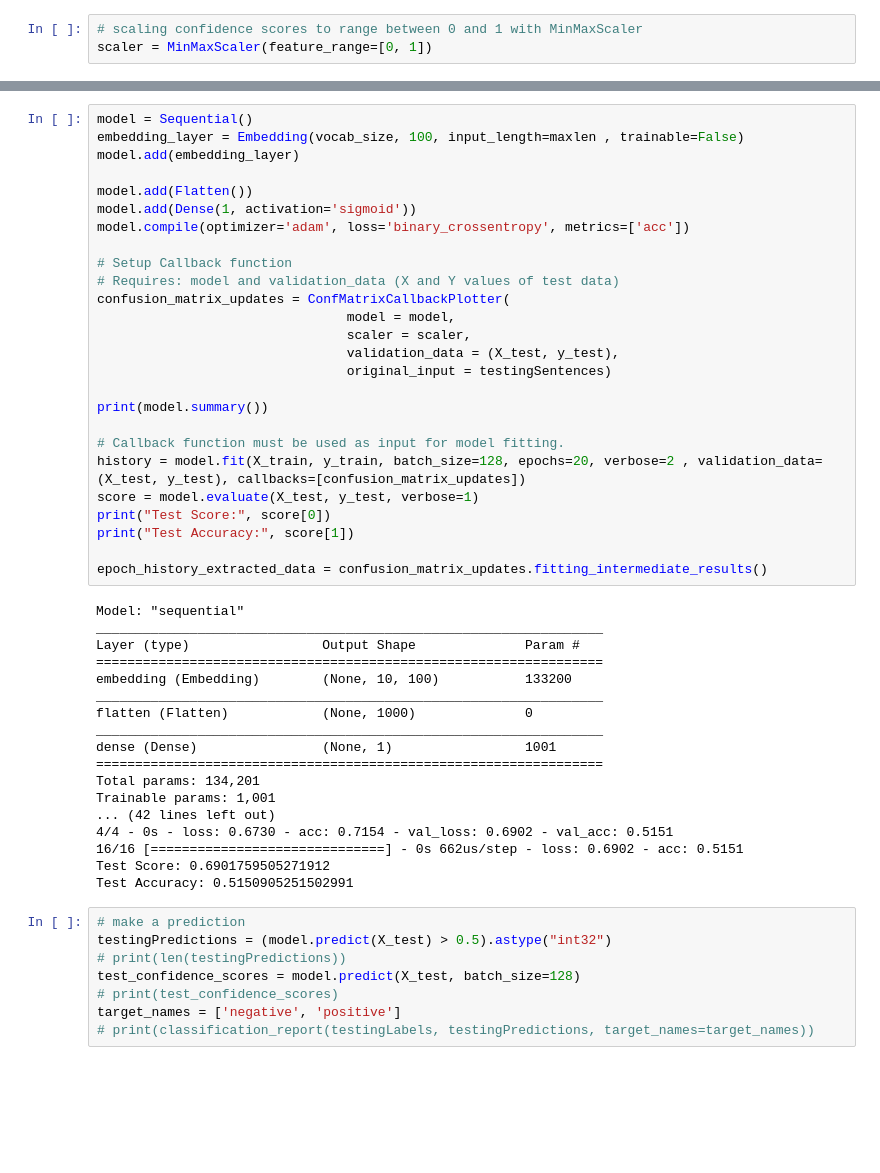
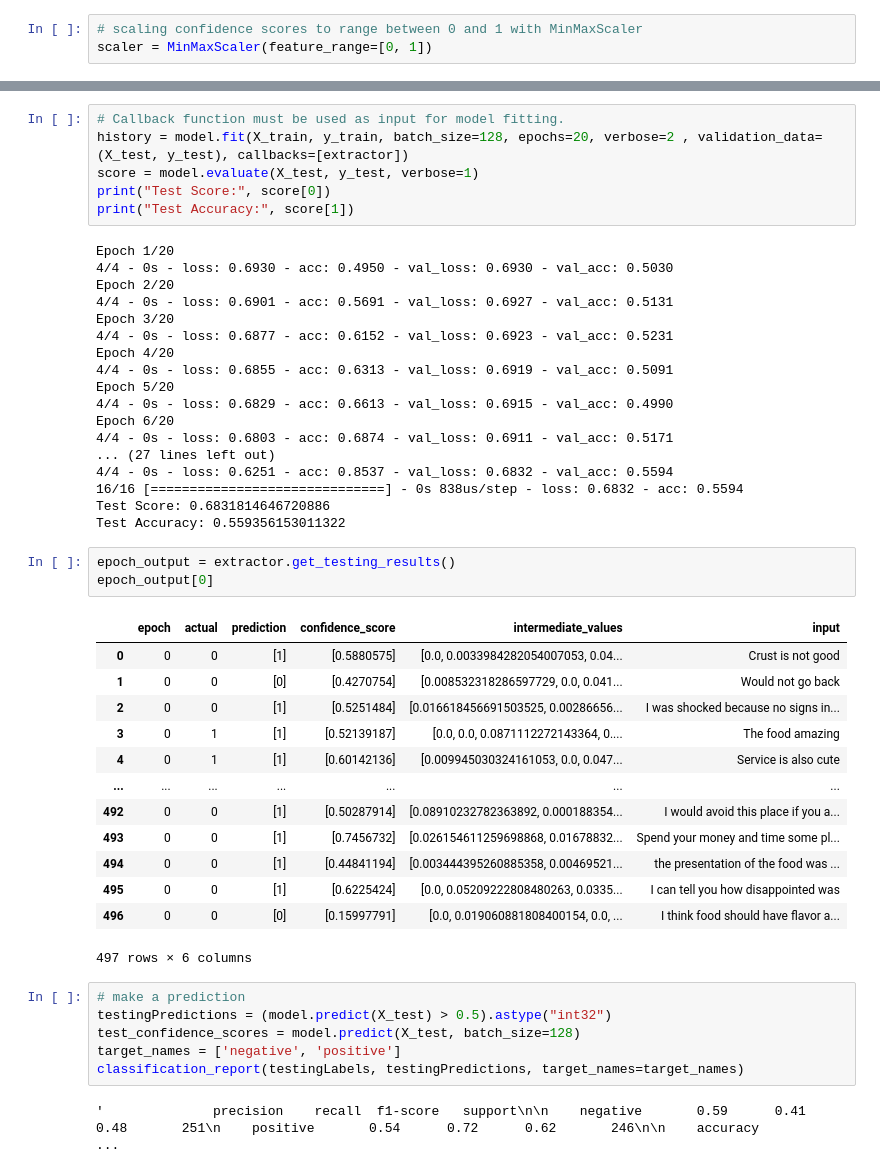
Before and after one commit to laurajjiang/capstone_ai_education, a Jupyter notebook: notebooks/Text_Classification_simple_nn.ipynb, the cells around one changed output, grey strips where cells are left out. Saved outputs shown, nothing was run; the diff lists cells and outputs as text; blank space fills up the shorter version.

Commit message:
JSON / Loading Fixes
well hopefully it works this time?

```diff
--- a/notebooks/Text_Classification_simple_nn.ipynb
+++ b/notebooks/Text_Classification_simple_nn.ipynb
@@ -262,55 +263,52 @@ class ConfMatrixCallbackPlotter(Callback):
 # %%
-model = Sequential()
-embedding_layer = Embedding(vocab_size, 100, input_length=maxlen , trainable=False)
-model.add(embedding_layer)
-
-model.add(Flatten())
-model.add(Dense(1, activation='sigmoid'))
-model.compile(optimizer='adam', loss='binary_crossentropy', metrics=['acc'])
-
-# Setup Callback function
-# Requires: model and validation_data (X and Y values of test data)
-confusion_matrix_updates = ConfMatrixCallbackPlotter(
-                                model = model,
-                                scaler = scaler,
-                                validation_data = (X_test, y_test),
-                                original_input = testingSentences)
-
-print(model.summary())
-
 # Callback function must be used as input for model fitting.
-history = model.fit(X_train, y_train, batch_size=128, epochs=20, verbose=2 , validation_data=(X_test, y_test), callbacks=[confusion_matrix_updates])
+history = model.fit(X_train, y_train, batch_size=128, epochs=20, verbose=2 , validation_data=(X_test, y_test), callbacks=[extractor])
 score = model.evaluate(X_test, y_test, verbose=1)
 print("Test Score:", score[0])
 print("Test Accuracy:", score[1])
-
-epoch_history_extracted_data = confusion_matrix_updates.fitting_intermediate_results()
 # %% [output]
-Model: "sequential"
-_________________________________________________________________
-Layer (type)                 Output Shape              Param #
-=================================================================
-embedding (Embedding)        (None, 10, 100)           133200
-_________________________________________________________________
-flatten (Flatten)            (None, 1000)              0
-_________________________________________________________________
-dense (Dense)                (None, 1)                 1001
-=================================================================
-Total params: 134,201
-Trainable params: 1,001
-... (42 lines left out)
-4/4 - 0s - loss: 0.6730 - acc: 0.7154 - val_loss: 0.6902 - val_acc: 0.5151
-16/16 [==============================] - 0s 662us/step - loss: 0.6902 - acc: 0.5151
-Test Score: 0.6901759505271912
-Test Accuracy: 0.5150905251502991
+Epoch 1/20
+4/4 - 0s - loss: 0.6930 - acc: 0.4950 - val_loss: 0.6930 - val_acc: 0.5030
+Epoch 2/20
+4/4 - 0s - loss: 0.6901 - acc: 0.5691 - val_loss: 0.6927 - val_acc: 0.5131
+Epoch 3/20
+4/4 - 0s - loss: 0.6877 - acc: 0.6152 - val_loss: 0.6923 - val_acc: 0.5231
+Epoch 4/20
+4/4 - 0s - loss: 0.6855 - acc: 0.6313 - val_loss: 0.6919 - val_acc: 0.5091
+Epoch 5/20
+4/4 - 0s - loss: 0.6829 - acc: 0.6613 - val_loss: 0.6915 - val_acc: 0.4990
+Epoch 6/20
+4/4 - 0s - loss: 0.6803 - acc: 0.6874 - val_loss: 0.6911 - val_acc: 0.5171
+... (27 lines left out)
+4/4 - 0s - loss: 0.6251 - acc: 0.8537 - val_loss: 0.6832 - val_acc: 0.5594
+16/16 [==============================] - 0s 838us/step - loss: 0.6832 - acc: 0.5594
+Test Score: 0.6831814646720886
+Test Accuracy: 0.559356153011322
+# %%
+epoch_output = extractor.get_testing_results()
+epoch_output[0]
+# %% [output]
+|  | epoch | actual | prediction | confidence_score | intermediate_values | input |
+| 0 | 0 | 0 | [1] | [0.5880575] | [0.0, 0.0033984282054007053, 0.04... | Crust is not good |
+| 1 | 0 | 0 | [0] | [0.4270754] | [0.008532318286597729, 0.0, 0.041... | Would not go back |
+| 2 | 0 | 0 | [1] | [0.5251484] | [0.016618456691503525, 0.00286656... | I was shocked because no signs in... |
+| 3 | 0 | 1 | [1] | [0.52139187] | [0.0, 0.0, 0.0871112272143364, 0.... | The food amazing |
+| 4 | 0 | 1 | [1] | [0.60142136] | [0.009945030324161053, 0.0, 0.047... | Service is also cute |
+| ... | ... | ... | ... | ... | ... | ... |
+| 492 | 0 | 0 | [1] | [0.50287914] | [0.08910232782363892, 0.000188354... | I would avoid this place if you a... |
+| 493 | 0 | 0 | [1] | [0.7456732] | [0.026154611259698868, 0.01678832... | Spend your money and time some pl... |
+| 494 | 0 | 0 | [1] | [0.44841194] | [0.003444395260885358, 0.00469521... | the presentation of the food was ... |
+| 495 | 0 | 0 | [1] | [0.6225424] | [0.0, 0.05209222808480263, 0.0335... | I can tell you how disappointed was |
+| 496 | 0 | 0 | [0] | [0.15997791] | [0.0, 0.019060881808400154, 0.0, ... | I think food should have flavor a... |
+497 rows × 6 columns
 # %%
 # make a prediction
 testingPredictions = (model.predict(X_test) > 0.5).astype("int32")
-# print(len(testingPredictions))
 test_confidence_scores = model.predict(X_test, batch_size=128)
-# print(test_confidence_scores)
 target_names = ['negative', 'positive']
-# print(classification_report(testingLabels, testingPredictions, target_names=target_names))
+classification_report(testingLabels, testingPredictions, target_names=target_names)
+# %% [output]
+'              precision    recall  f1-score   support\n\n    negative       0.59      0.41      0.48       251\n    positive       0.54      0.72      0.62       246\n\n    accuracy                   ...
 # %%
 plt.plot(history.history['acc'])
 plt.plot(history.history['val_acc'])
```
Also changed, not shown: parts of 13 cells of this notebook, 5 other files.
